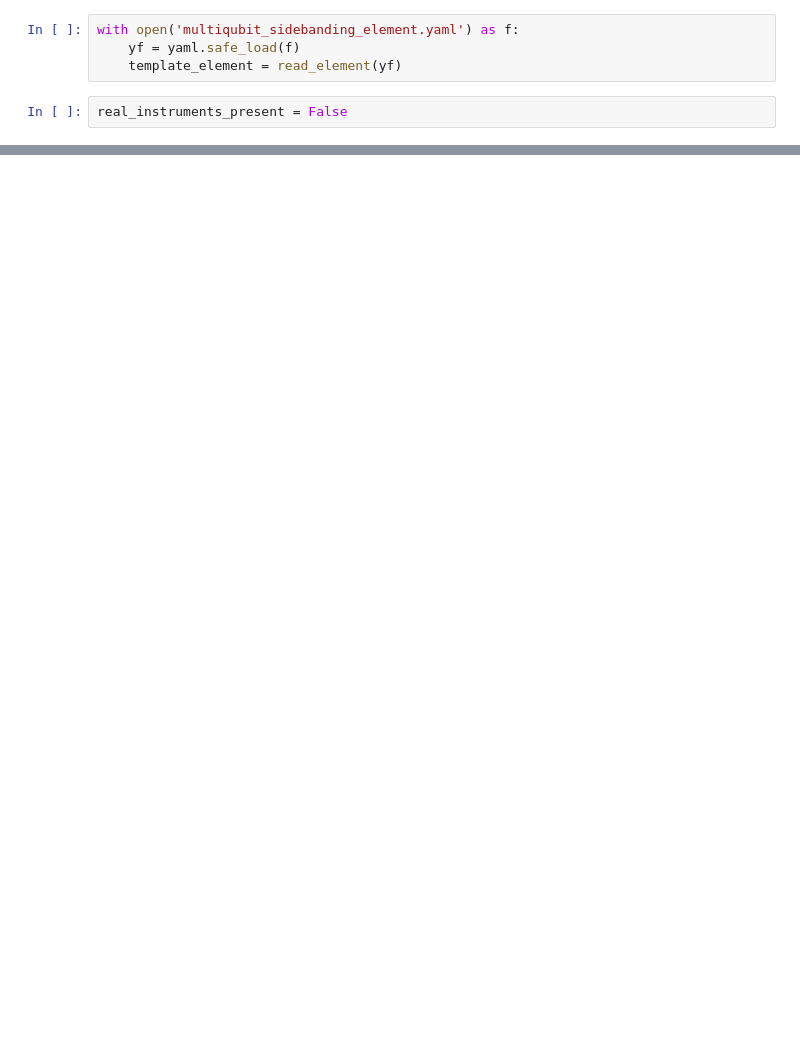
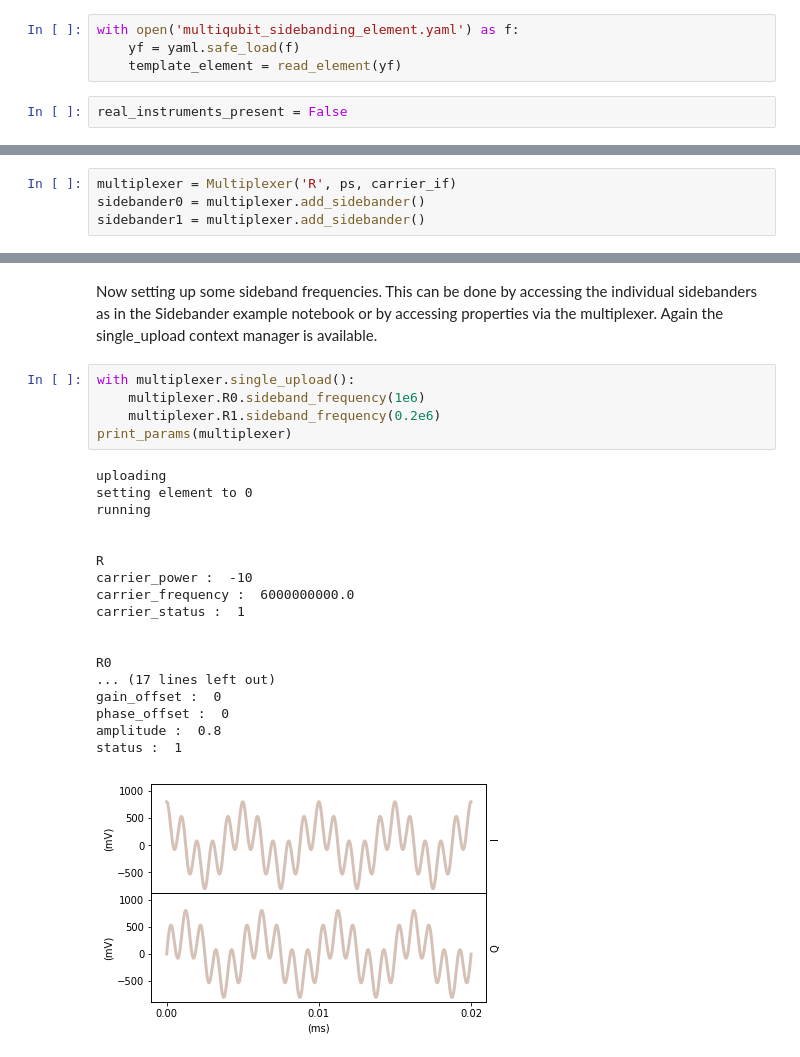
Before and after one commit to qdev-dk/qdev-wrappers, a Jupyter notebook: examples/customised_instruments/Multiplexer.ipynb, the cells around one changed output, grey strips where cells are left out. Drawn from its saved outputs; the diff is of its cells as text; blank space fills up the shorter version.

```diff
--- a/examples/customised_instruments/Multiplexer.ipynb
+++ b/examples/customised_instruments/Multiplexer.ipynb
@@ -88,0 +52,4 @@ sidebander_0.frequency()
+# %%
+multiplexer = Multiplexer('R', ps, carrier_if)
+sidebander0 = multiplexer.add_sidebander()
+sidebander1 = multiplexer.add_sidebander()
@@ -88,0 +90,26 @@ sidebander_0.frequency()
+# %% [markdown]
+Now setting up some sideband frequencies. This can be done by accessing the individual sidebanders as in the Sidebander example notebook or by accessing properties via the multiplexer. Again the single_upload context manager is available.
+# %%
+with multiplexer.single_upload():
+    multiplexer.R0.sideband_frequency(1e6)
+    multiplexer.R1.sideband_frequency(0.2e6)
+print_params(multiplexer)
+# %% [output]
+uploading
+setting element to 0
+running
+
+
+R
+carrier_power :  -10
+carrier_frequency :  6000000000.0
+carrier_status :  1
+
+
+R0
+... (17 lines left out)
+gain_offset :  0
+phase_offset :  0
+amplitude :  0.8
+status :  1
+[figure, added]
```
Also changed, not shown: parts of 16 cells of this notebook, 4 other files.
